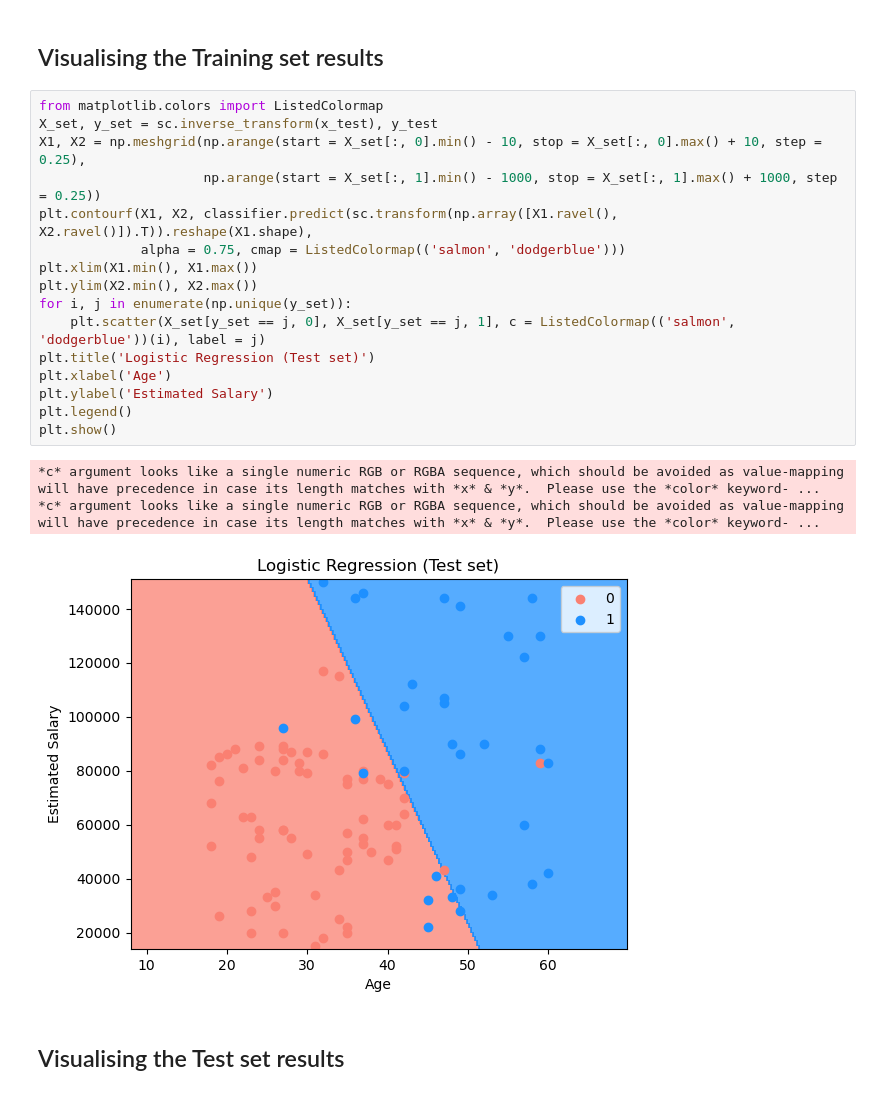
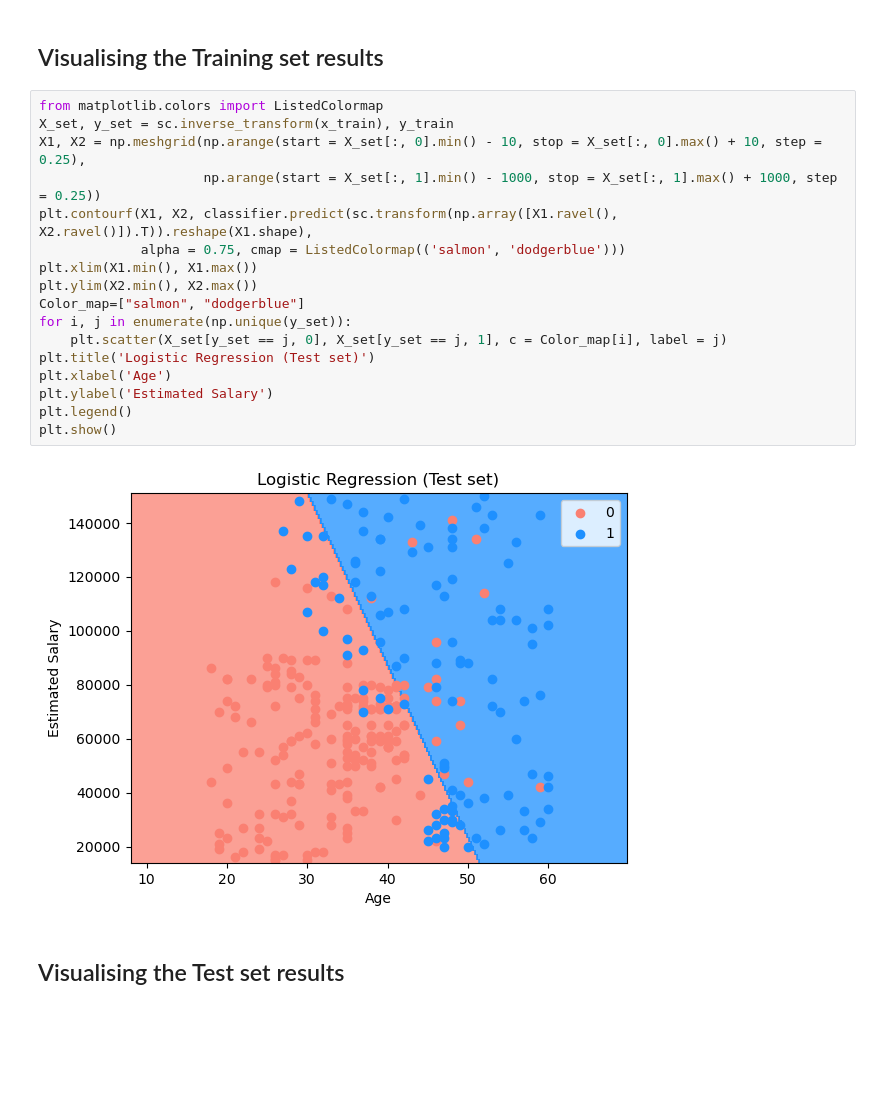
Before and after one commit to Feanor1021/Machine-learning-101, a Jupyter notebook: 2. Classification/1.Logistic Regression/logistic_regression.ipynb, the cells around one changed output. Saved outputs shown, nothing was run; the diff lists cells and outputs as text; blank space fills up the shorter version.

```diff
--- a/2. Classification/1.Logistic Regression/logistic_regression.ipynb
+++ b/2. Classification/1.Logistic Regression/logistic_regression.ipynb
@@ -116,24 +116,23 @@ print(conf_matrix, accuracy_score)
 ## Visualising the Training set results
 # %%
 from matplotlib.colors import ListedColormap
-X_set, y_set = sc.inverse_transform(x_test), y_test
+X_set, y_set = sc.inverse_transform(x_train), y_train
 X1, X2 = np.meshgrid(np.arange(start = X_set[:, 0].min() - 10, stop = X_set[:, 0].max() + 10, step = 0.25),
                      np.arange(start = X_set[:, 1].min() - 1000, stop = X_set[:, 1].max() + 1000, step = 0.25))
 plt.contourf(X1, X2, classifier.predict(sc.transform(np.array([X1.ravel(), X2.ravel()]).T)).reshape(X1.shape),
              alpha = 0.75, cmap = ListedColormap(('salmon', 'dodgerblue')))
 plt.xlim(X1.min(), X1.max())
 plt.ylim(X2.min(), X2.max())
+Color_map=["salmon", "dodgerblue"]
 for i, j in enumerate(np.unique(y_set)):
-    plt.scatter(X_set[y_set == j, 0], X_set[y_set == j, 1], c = ListedColormap(('salmon', 'dodgerblue'))(i), label = j)
+    plt.scatter(X_set[y_set == j, 0], X_set[y_set == j, 1], c = Color_map[i], label = j)
 plt.title('Logistic Regression (Test set)')
 plt.xlabel('Age')
 plt.ylabel('Estimated Salary')
 plt.legend()
 plt.show()
 # %% [output]
-*c* argument looks like a single numeric RGB or RGBA sequence, which should be avoided as value-mapping will have precedence in case its length matches with *x* & *y*.  Please use the *color* keyword- ...
-*c* argument looks like a single numeric RGB or RGBA sequence, which should be avoided as value-mapping will have precedence in case its length matches with *x* & *y*.  Please use the *color* keyword- ...
-[figure, old version]
+[figure, new version]
 # %% [markdown]
 ## Visualising the Test set results
 # %%
```
Also changed, not shown: parts of 1 cell of this notebook.
